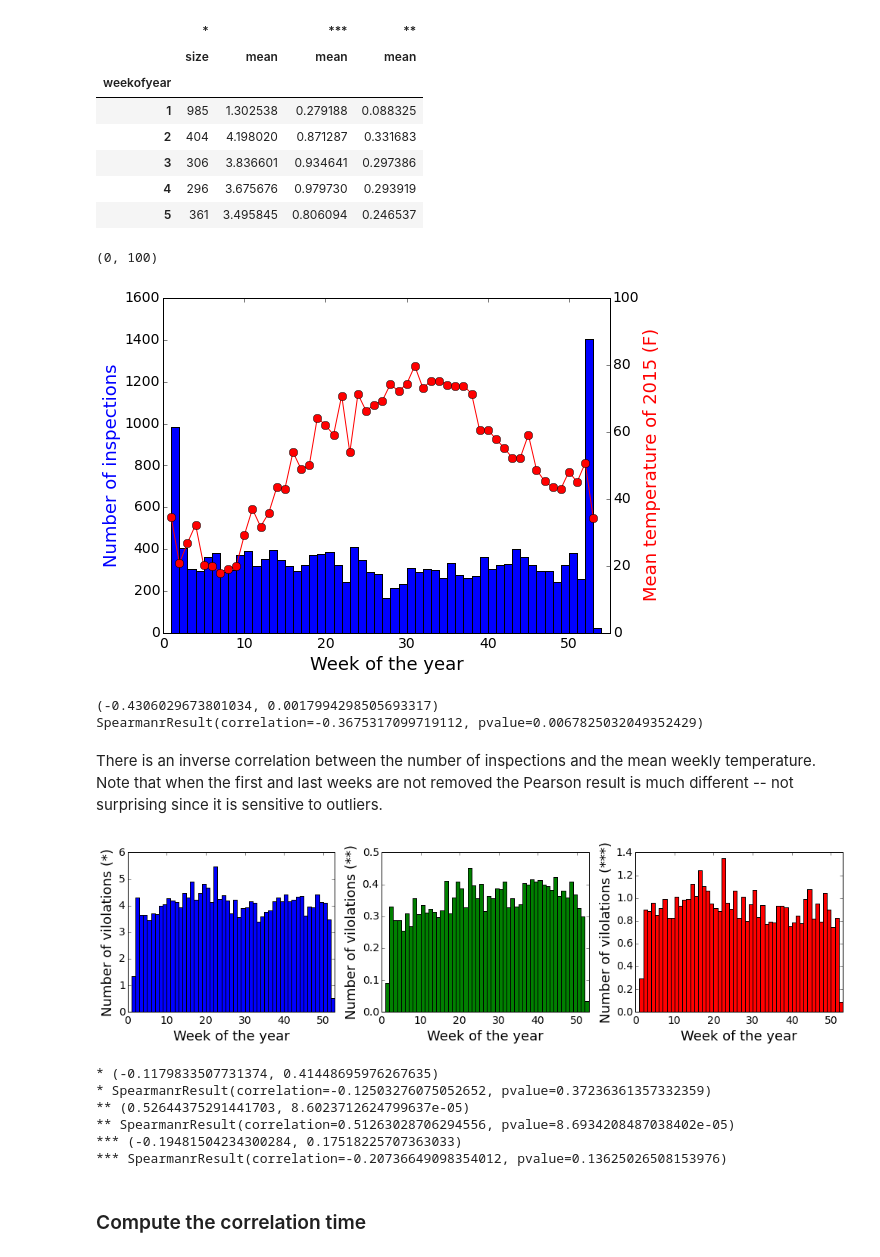
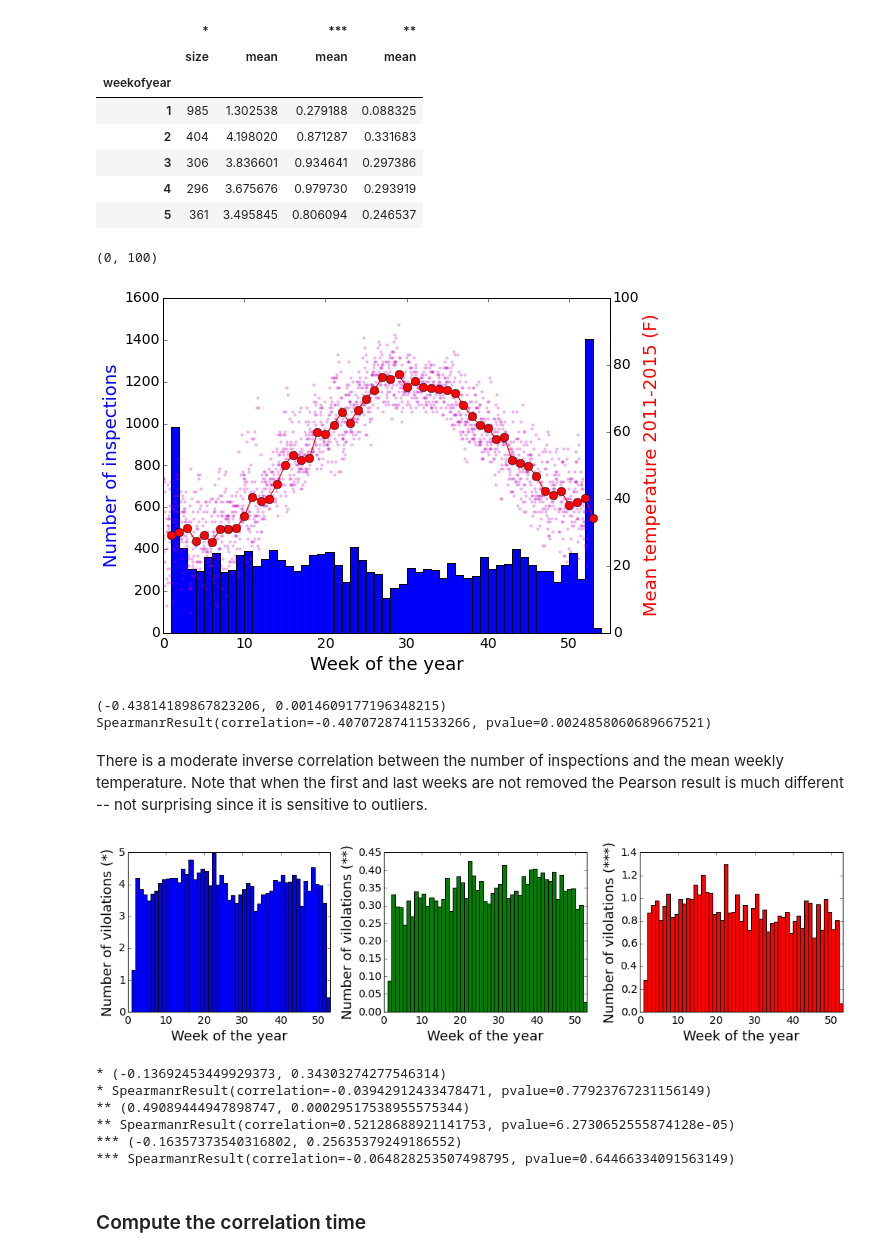
Before and after one commit to jhalverson/data_science, a Jupyter notebook: project_boston_restaurants/part_2b_correlation_time.ipynb, the cells around one changed output. Drawn from its saved outputs; the diff is of its cells as text; code cells hidden in the pictures.

```diff
--- a/project_boston_restaurants/part_2b_correlation_time.ipynb
+++ b/project_boston_restaurants/part_2b_correlation_time.ipynb
@@ -73,7 +73,7 @@ plt.title('0ZED0WED')
 First load the weather data:
 # %%
 # https://www.wunderground.com/history/airport/KBOS/2015/1/1/CustomHistory.html
-bos_wthr = pd.read_csv('data/bostom_weather.csv', parse_dates=['EST'])
+bos_wthr = pd.read_csv('data/boston_weather_2015_2011.csv', parse_dates=['EST'])
 bos_wthr['weekofyear'] = bos_wthr['EST'].apply(lambda x: x.weekofyear)
 bos_wthr.head(3).transpose()
 # %% [output]
@@ -110,28 +110,28 @@ weekofyear_violations.head()
 # %%
 fig, ax1 = plt.subplots()
 ax1.bar(weekofyear_violations.index, weekofyear_violations[('*', 'size')], width=1)
 ax1.set_xlabel('Week of the year')
 ax1.set_ylabel('Number of inspections', color='b')
 
 mean_T_by_week = bos_wthr.groupby('weekofyear').agg({'Mean TemperatureF': [np.mean]})
 ax2 = ax1.twinx()
-#ax2.plot(bos_wthr.EST.apply(lambda x: x.dayofyear / 7.0), bos_wthr['Mean TemperatureF'], 'r')
+ax2.plot(bos_wthr.EST.apply(lambda x: x.dayofyear / 7.0), bos_wthr['Mean TemperatureF'], 'm.', alpha=0.25, ms=5)
 ax2.plot(mean_T_by_week.index, mean_T_by_week, 'r', marker='o')
-ax2.set_ylabel('Mean temperature of 2015 (F)', color='r')
+ax2.set_ylabel('Mean temperature 2011-2015 (F)', color='r')
 ax2.set_xlim(0, 55)
 ax2.set_ylim(0, 100)
 # %% [output]
 (0, 100)
-[figure, old version]
+[figure, new version]
 # %%
 from scipy.stats import pearsonr, spearmanr
 print pearsonr(mean_T_by_week[('Mean TemperatureF', 'mean')][1:-2], weekofyear_violations[('*', 'size')][1:-2])
 print spearmanr(mean_T_by_week[('Mean TemperatureF', 'mean')], weekofyear_violations[('*', 'size')])
 # %% [output]
-(-0.4306029673801034, 0.0017994298505693317)
-SpearmanrResult(correlation=-0.3675317099719112, pvalue=0.0067825032049352429)
+(-0.43814189867823206, 0.0014609177196348215)
+SpearmanrResult(correlation=-0.40707287411533266, pvalue=0.0024858060689667521)
 # %% [markdown]
-There is an inverse correlation between the number of inspections and the mean weekly temperature. Note that when the first and last weeks are not removed the Pearson result is much different -- not surprising since it is sensitive to outliers.
+There is a moderate inverse correlation between the number of inspections and the mean weekly temperature. Note that when the first and last weeks are not removed the Pearson result is much different -- not surprising since it is sensitive to outliers.
 # %%
 colors = ['b', 'g', 'r']
 stars = ['*', '**', '***']
@@ -139,22 +139,22 @@ fig, ax = plt.subplots(nrows=1, ncols=3, figsize=(14, 4))
 for i in range(3):
     ax[i].bar(weekofyear_violations.index, weekofyear_violations[(stars[i], 'mean')], width=1, color=colors[i])
     ax[i].set_xlabel('Week of the year')
-    ax[i].set_ylabel('Number of vilolations (' + stars[i] + ')')
+    ax[i].set_ylabel('Number of violations (' + stars[i] + ')')
     ax[i].set_xlim(0, 53)
 plt.tight_layout()
 # %% [output]
-[figure, old version]
+[figure, new version]
 # %%
 for star in stars:
     print star, pearsonr(mean_T_by_week[('Mean TemperatureF', 'mean')][1:-2], weekofyear_violations[(star, 'mean')][1:-2])
     print star, spearmanr(mean_T_by_week[('Mean TemperatureF', 'mean')], weekofyear_violations[(star, 'mean')])
 # %% [output]
-* (-0.1179833507731374, 0.41448695976267635)
-* SpearmanrResult(correlation=-0.12503276075052652, pvalue=0.37236361357332359)
-** (0.52644375291441703, 8.6023712624799637e-05)
-** SpearmanrResult(correlation=0.51263028706294556, pvalue=8.6934208487038402e-05)
-*** (-0.19481504234300284, 0.17518225707363033)
-*** SpearmanrResult(correlation=-0.20736649098354012, pvalue=0.13625026508153976)
+* (-0.13692453449929373, 0.34303274277546314)
+* SpearmanrResult(correlation=-0.03942912433478471, pvalue=0.77923767231156149)
+** (0.49089444947898747, 0.00029517538955575344)
+** SpearmanrResult(correlation=0.52128688921141753, pvalue=6.2730652555874128e-05)
+*** (-0.16357373540316802, 0.25635379249186552)
+*** SpearmanrResult(correlation=-0.064828253507498795, pvalue=0.64466334091563149)
 # %% [markdown]
 ### Compute the correlation time
 # %%
```
Also changed, not shown: parts of 12 cells of this notebook.
